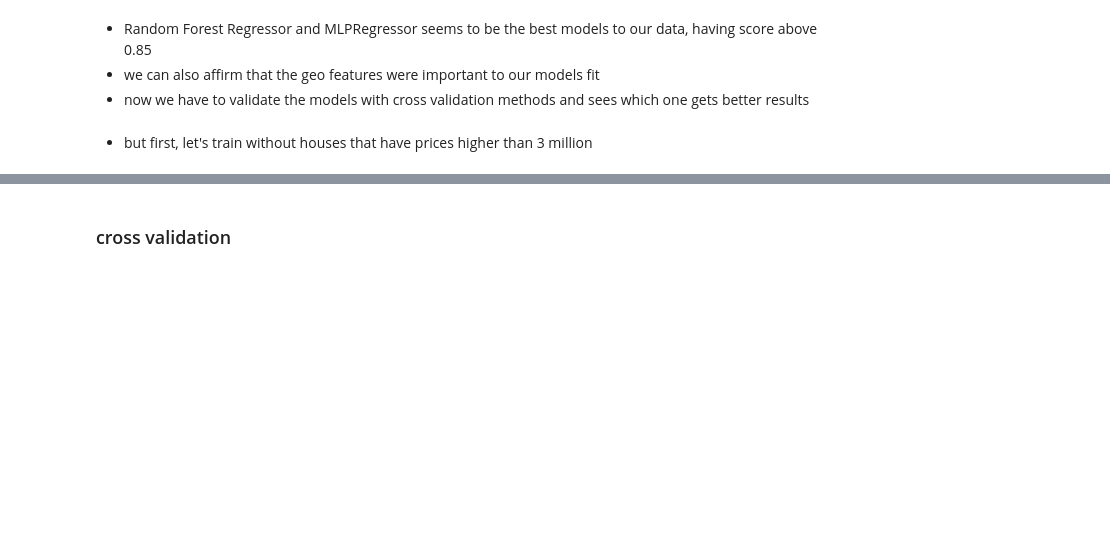
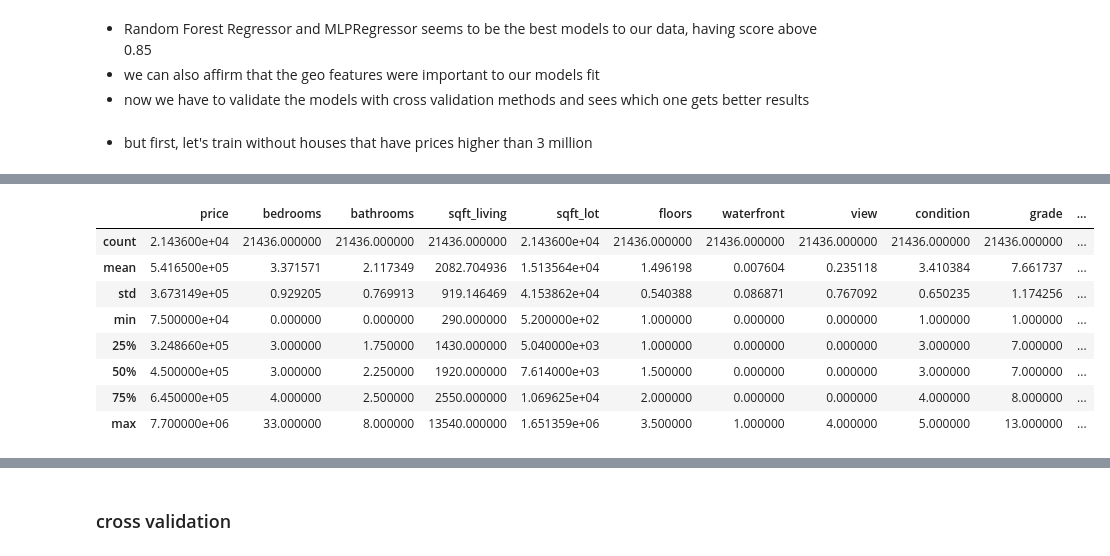
Before and after one commit to mfpardini/data_science, a Jupyter notebook: kc_house_data_study/kc_house_study.ipynb, the cells around one changed output, grey strips where cells are left out. Cells and saved outputs as stored; diff of their text form; code cells hidden in the pictures; blank space fills up the shorter version.

```diff
--- a/kc_house_data_study/kc_house_study.ipynb
+++ b/kc_house_data_study/kc_house_study.ipynb
@@ -492,0 +455,13 @@ wtf('-'*30)
+# %%
+df_no_duplicated_ids = df_raw.drop_duplicates(subset=['id'], keep='last').drop(labels=['id', 'date'], axis=1)
+df_no_duplicated_ids.describe()
+# %% [output]
+|  | price | bedrooms | bathrooms | sqft_living | sqft_lot | floors | waterfront | view | condition | grade | ... |
+| count | 2.143600e+04 | 21436.000000 | 21436.000000 | 21436.000000 | 2.143600e+04 | 21436.000000 | 21436.000000 | 21436.000000 | 21436.000000 | 21436.000000 | ... |
+| mean | 5.416500e+05 | 3.371571 | 2.117349 | 2082.704936 | 1.513564e+04 | 1.496198 | 0.007604 | 0.235118 | 3.410384 | 7.661737 | ... |
+| std | 3.673149e+05 | 0.929205 | 0.769913 | 919.146469 | 4.153862e+04 | 0.540388 | 0.086871 | 0.767092 | 0.650235 | 1.174256 | ... |
+| min | 7.500000e+04 | 0.000000 | 0.000000 | 290.000000 | 5.200000e+02 | 1.000000 | 0.000000 | 0.000000 | 1.000000 | 1.000000 | ... |
+| 25% | 3.248660e+05 | 3.000000 | 1.750000 | 1430.000000 | 5.040000e+03 | 1.000000 | 0.000000 | 0.000000 | 3.000000 | 7.000000 | ... |
+| 50% | 4.500000e+05 | 3.000000 | 2.250000 | 1920.000000 | 7.614000e+03 | 1.500000 | 0.000000 | 0.000000 | 3.000000 | 7.000000 | ... |
+| 75% | 6.450000e+05 | 4.000000 | 2.500000 | 2550.000000 | 1.069625e+04 | 2.000000 | 0.000000 | 0.000000 | 4.000000 | 8.000000 | ... |
+| max | 7.700000e+06 | 33.000000 | 8.000000 | 13540.000000 | 1.651359e+06 | 3.500000 | 1.000000 | 4.000000 | 5.000000 | 13.000000 | ... |
```
Also changed, not shown: parts of 41 cells of this notebook, 1 other file.
